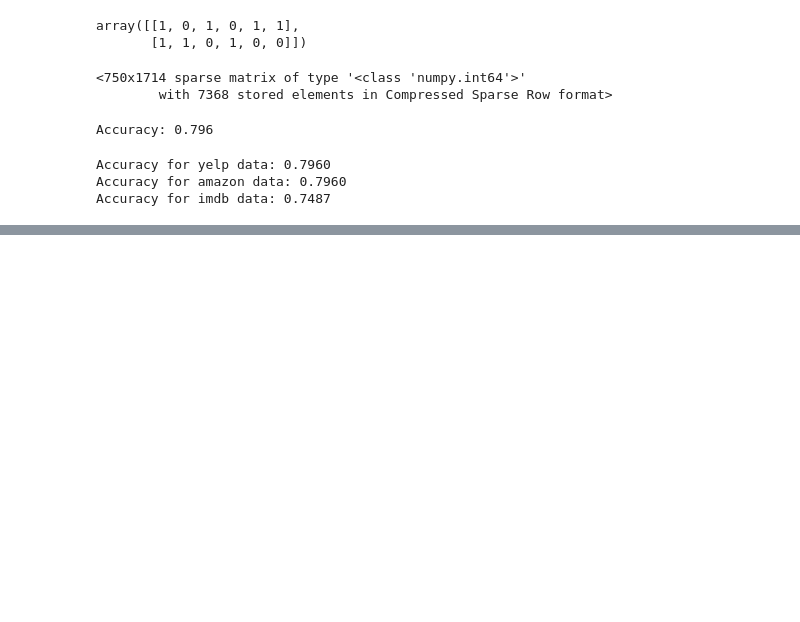
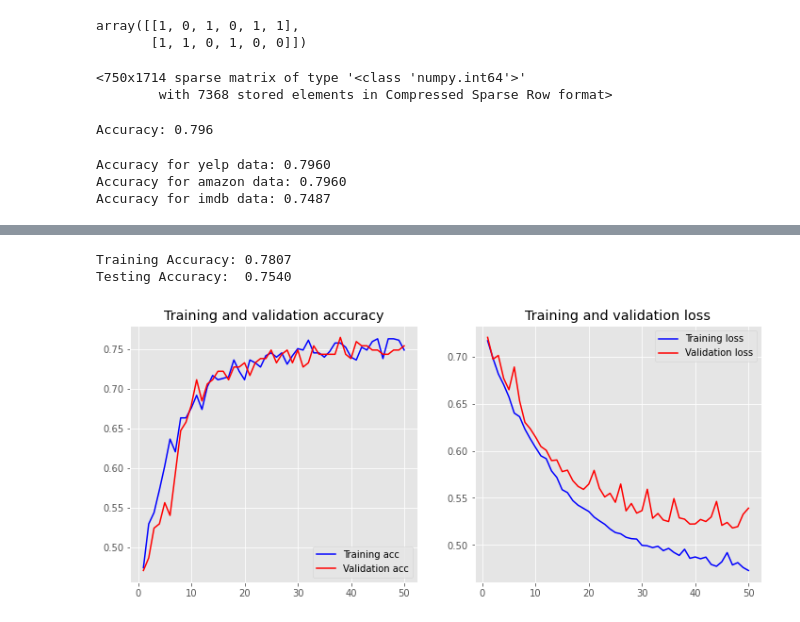
Before and after one commit to will-ing/text-classfier, a Jupyter notebook: text-classifer.ipynb, the cells around one changed output, grey strips where cells are left out. Saved outputs shown, nothing was run; the diff lists cells and outputs as text; code cells hidden in the pictures; blank space fills up the shorter version.

```diff
--- a/text-classifer.ipynb
+++ b/text-classifer.ipynb
@@ -150,0 +326,19 @@ TypeError: 'History' object is not subscriptable
+# %%
+import numpy as np
+
+def create_embedding_matrix(filepath, word_index, embedding_dim):
+    vocab_size = len(word_index) + 1  # Adding again 1 because of reserved 0 index
+    embedding_matrix = np.zeros((vocab_size, embedding_dim))
+
+    with open(filepath) as f:
+        for line in f:
+            word, *vector = line.split()
+            if word in word_index:
+                idx = word_index[word]
+                embedding_matrix[idx] = np.array(
+                    vector, dtype=np.float32)[:embedding_dim]
+
+    return embedding_matrix
+# %%
+embedding_dim = 50
+embedding_matrix = create_embedding_matrix('data/glove_word_embeddings/glove.6B.50d.txt',tokenizer.word_index, embedding_dim)
@@ -150,0 +350,13 @@ TypeError: 'History' object is not subscriptable
+# %%
+model = Sequential()
+model.add(layers.Embedding(vocab_size, embedding_dim,
+                           weights=[embedding_matrix],
+                           input_length=maxlen,
+                           trainable=False))
+model.add(layers.GlobalMaxPool1D())
+model.add(layers.Dense(10, activation='relu'))
+model.add(layers.Dense(1, activation='sigmoid'))
+model.compile(optimizer='adam',
+              loss='binary_crossentropy',
+              metrics=['accuracy'])
+model.summary()
@@ -150,0 +380,15 @@ TypeError: 'History' object is not subscriptable
+# %%
+history = model.fit(X_train, y_train,
+                    epochs=50,
+                    verbose=False,
+                    validation_data=(X_test, y_test),
+                    batch_size=10)
+loss, accuracy = model.evaluate(X_train, y_train, verbose=False)
+print("Training Accuracy: {:.4f}".format(accuracy))
+loss, accuracy = model.evaluate(X_test, y_test, verbose=False)
+print("Testing Accuracy:  {:.4f}".format(accuracy))
+plot_history(history)
+# %% [output]
+Training Accuracy: 0.7807
+Testing Accuracy:  0.7540
+[figure, added]
```
Also changed, not shown: parts of 28 cells of this notebook.
